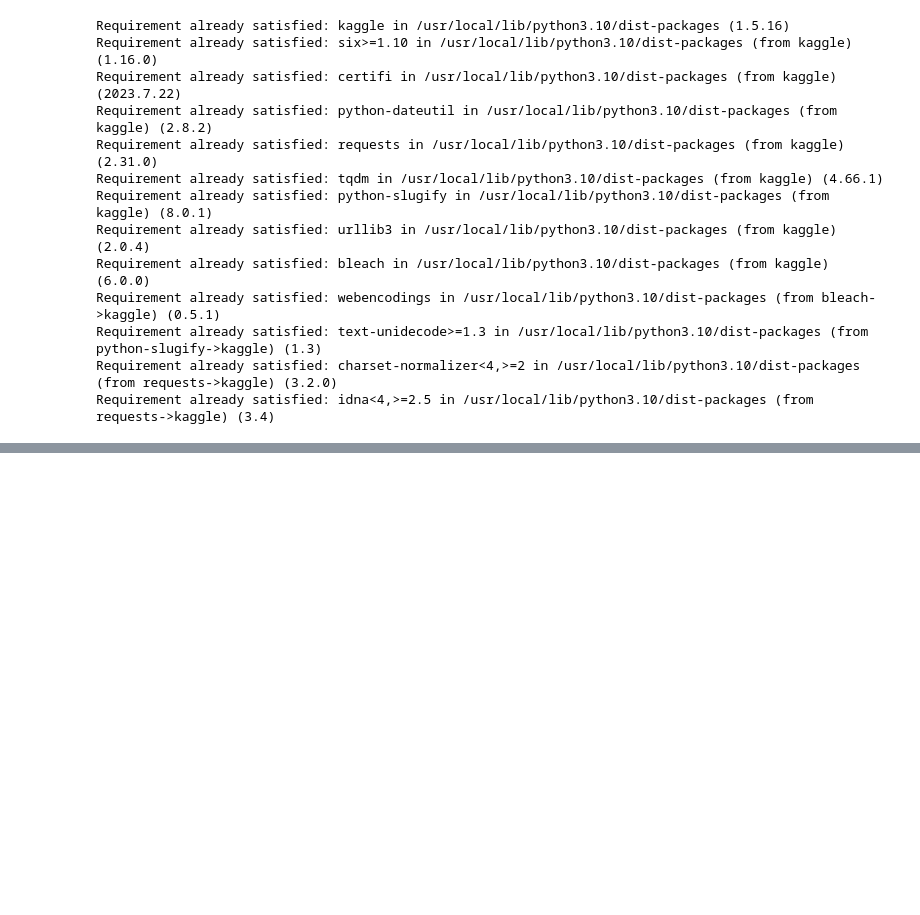
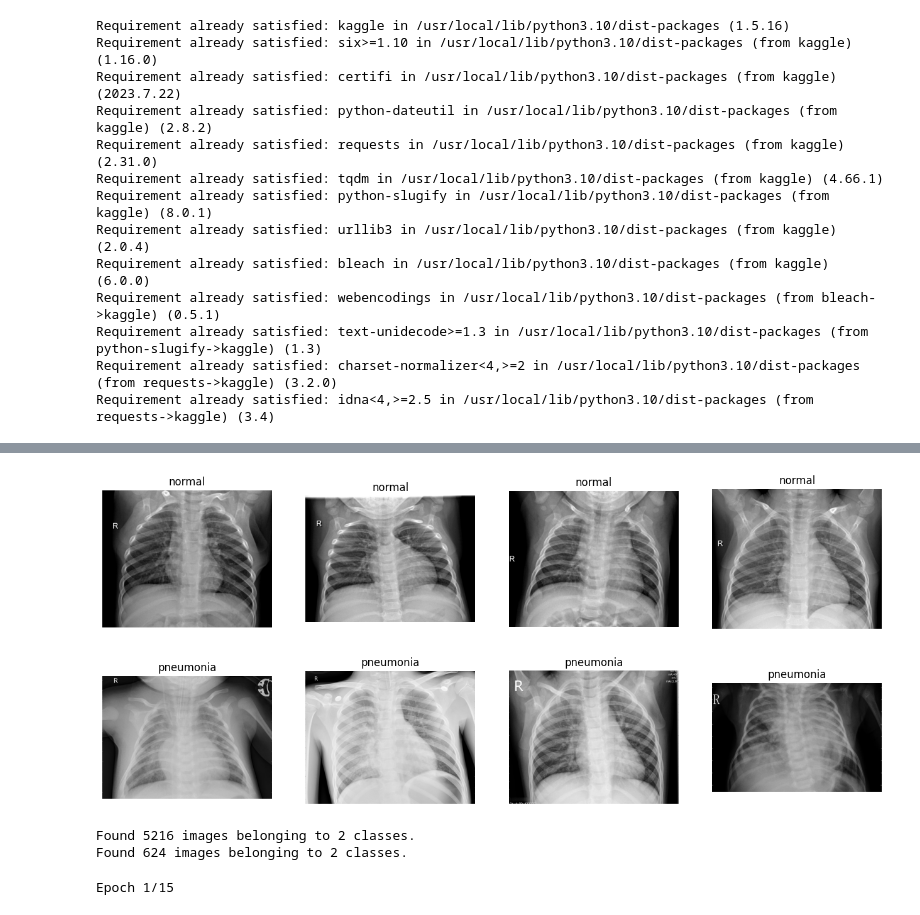
Before and after one commit to devshah21/detecting-pneumonia-from-xray, a Jupyter notebook: pneumonia_model.ipynb, the cells around one changed output, grey strips where cells are left out. Saved outputs shown, nothing was run; the diff lists cells and outputs as text; code cells hidden in the pictures; blank space fills up the shorter version.

Commit message:
started training process

```diff
--- a/pneumonia_model.ipynb
+++ b/pneumonia_model.ipynb
@@ -140,0 +76,70 @@ output_dir1 = '/content/new_train'
+# %%
+import os
+import random
+import matplotlib.pyplot as plt
+import cv2
+import numpy as np
+
+# Paths to the dataset
+TRAIN_PATH = "/content/train/"
+TEST_PATH = "/content/test/"
+VAL_PATH = "/content/val/"
+
+# Function to view random images from both classes
+def view_random_images(path, class_name):
+    plt.figure(figsize=(16, 16))
+
+    for i in range(4):
+        plt.subplot(1, 4, i + 1)
+
+        # Corrected the path by adding a forward slash between path and class_name
+        random_img = random.choice(os.listdir(path + '/' + class_name))
+        img = cv2.imread(path + '/' + class_name + '/' + random_img)
+        img = cv2.cvtColor(img, cv2.COLOR_BGR2RGB)
+
+        plt.imshow(img)
+        plt.title(class_name)
+        plt.axis('off')
+
+    plt.show()
+
+# Display random images from both classes
+view_random_images(TRAIN_PATH, "normal")
+view_random_images(TRAIN_PATH, "pneumonia")
+# %% [output]
+[figure, added]
+[figure, added]
+# %%
+# Import necessary library
+from tensorflow.keras.preprocessing.image import ImageDataGenerator
+
+# Create an image data generator for training data
+train_datagen = ImageDataGenerator(
+    rescale=1./255,
+    rotation_range=40,
+    width_shift_range=0.2,
+    height_shift_range=0.2,
+    shear_range=0.2,
+    zoom_range=0.2,
+    fill_mode='nearest'
+)
+
+# Create an image data generator for validation data
+validation_datagen = ImageDataGenerator(rescale=1/255)
+
+# Set up a generator for training data
+train_generator = train_datagen.flow_from_directory(
+    '/content/train/',
+    target_size=(500, 500),
+    class_mode='binary'
+)
+
+# Set up a generator for validation data
+validation_generator = validation_datagen.flow_from_directory(
+    '/content/test/',
+    target_size=(500, 500),
+    class_mode='binary'
+)
+# %% [output]
+Found 5216 images belonging to 2 classes.
+Found 624 images belonging to 2 classes.
@@ -140,0 +152,8 @@ output_dir1 = '/content/new_train'
+# %%
+results = model.fit(
+      train_generator,
+      epochs=15,
+      verbose=1,
+      validation_data = validation_generator)
+# %% [output]
+Epoch 1/15
```
Also changed, not shown: parts of 9 cells of this notebook.
